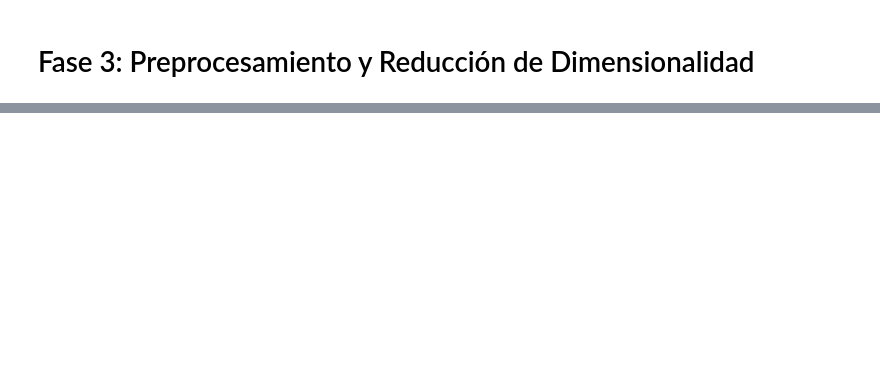
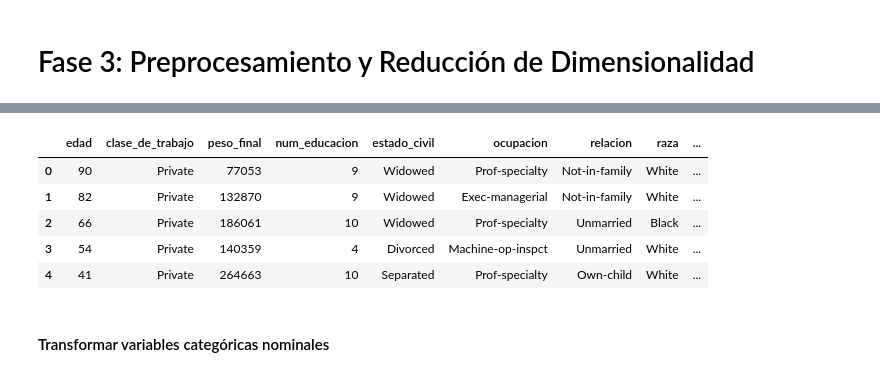
Before and after one commit to AnithaMaria2002/AnalisisDatos-EventoEvaluativo2, a Jupyter notebook: 03_preprocesamiento_reduccion.ipynb, the cells around one changed output, grey strips where cells are left out. Cells and saved outputs as stored; diff of their text form; code cells hidden in the pictures; blank space fills up the shorter version.

```diff
--- a/03_preprocesamiento_reduccion.ipynb
+++ b/03_preprocesamiento_reduccion.ipynb
@@ -23,0 +24,2 @@ df_ingresos.head()
+# %%
+X.drop(columns=['educacion'], inplace=True)
@@ -23,0 +63,11 @@ df_ingresos.head()
+# %%
+X.head()
+# %% [output]
+|  | edad | clase_de_trabajo | peso_final | num_educacion | estado_civil | ocupacion | relacion | raza | ... |
+| 0 | 90 | Private | 77053 | 9 | Widowed | Prof-specialty | Not-in-family | White | ... |
+| 1 | 82 | Private | 132870 | 9 | Widowed | Exec-managerial | Not-in-family | White | ... |
+| 2 | 66 | Private | 186061 | 10 | Widowed | Prof-specialty | Unmarried | Black | ... |
+| 3 | 54 | Private | 140359 | 4 | Divorced | Machine-op-inspct | Unmarried | White | ... |
+| 4 | 41 | Private | 264663 | 10 | Separated | Prof-specialty | Own-child | White | ... |
+# %% [markdown]
+#### Transformar variables categóricas nominales
```
Also changed, not shown: parts of 26 cells of this notebook, 2 other files.
